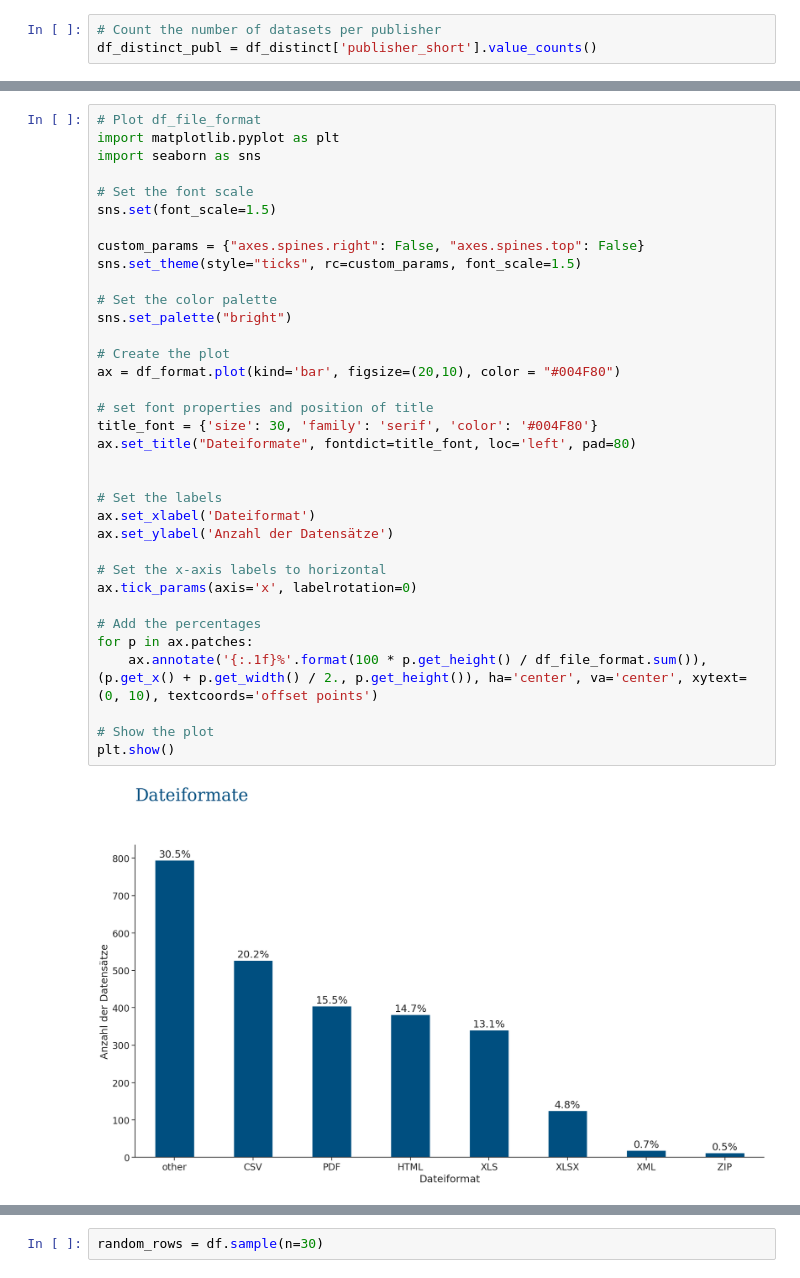
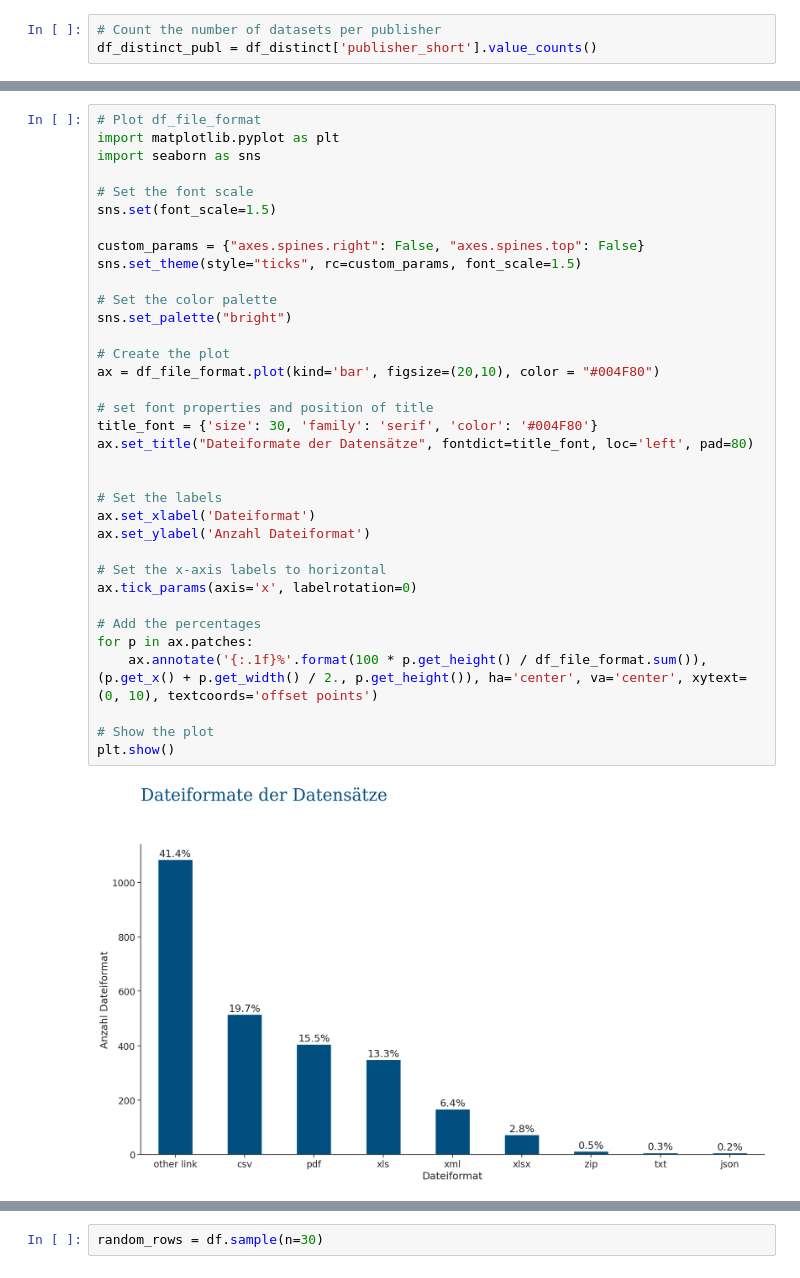
Before and after one commit to DataLab-BMWK/bm-govdata-py, a Jupyter notebook: notebooks/govdata.ipynb, the cells around one changed output, grey strips where cells are left out. Saved outputs shown, nothing was run; the diff lists cells and outputs as text.

```diff
--- a/notebooks/govdata.ipynb
+++ b/notebooks/govdata.ipynb
@@ -327,37 +311,37 @@ import matplotlib.pyplot as plt
 import seaborn as sns
 
 # Set the font scale
 sns.set(font_scale=1.5)
 
 custom_params = {"axes.spines.right": False, "axes.spines.top": False}
 sns.set_theme(style="ticks", rc=custom_params, font_scale=1.5)
 
 # Set the color palette
 sns.set_palette("bright")
 
 # Create the plot
-ax = df_format.plot(kind='bar', figsize=(20,10), color = "#004F80")
+ax = df_file_format.plot(kind='bar', figsize=(20,10), color = "#004F80")
 
 # set font properties and position of title
 title_font = {'size': 30, 'family': 'serif', 'color': '#004F80'}
-ax.set_title("Dateiformate", fontdict=title_font, loc='left', pad=80)
+ax.set_title("Dateiformate der Datensätze", fontdict=title_font, loc='left', pad=80)
 
 
 # Set the labels
 ax.set_xlabel('Dateiformat')
-ax.set_ylabel('Anzahl der Datensätze')
+ax.set_ylabel('Anzahl Dateiformat')
 
 # Set the x-axis labels to horizontal
 ax.tick_params(axis='x', labelrotation=0)
 
 # Add the percentages
 for p in ax.patches:
     ax.annotate('{:.1f}%'.format(100 * p.get_height() / df_file_format.sum()), (p.get_x() + p.get_width() / 2., p.get_height()), ha='center', va='center', xytext=(0, 10), textcoords='offset points')
 
 # Show the plot
 plt.show()
 # %% [output]
-[figure, old version]
+[figure, new version]
 # %%
 # Count the number of datasets per publisher and publication_year
 df_year_publisher = df_distinct.groupby(['publisher_short', 'publication_year']).size().reset_index(name='n_datasets')
```
Also changed, not shown: parts of 19 cells of this notebook, 3 other files.
